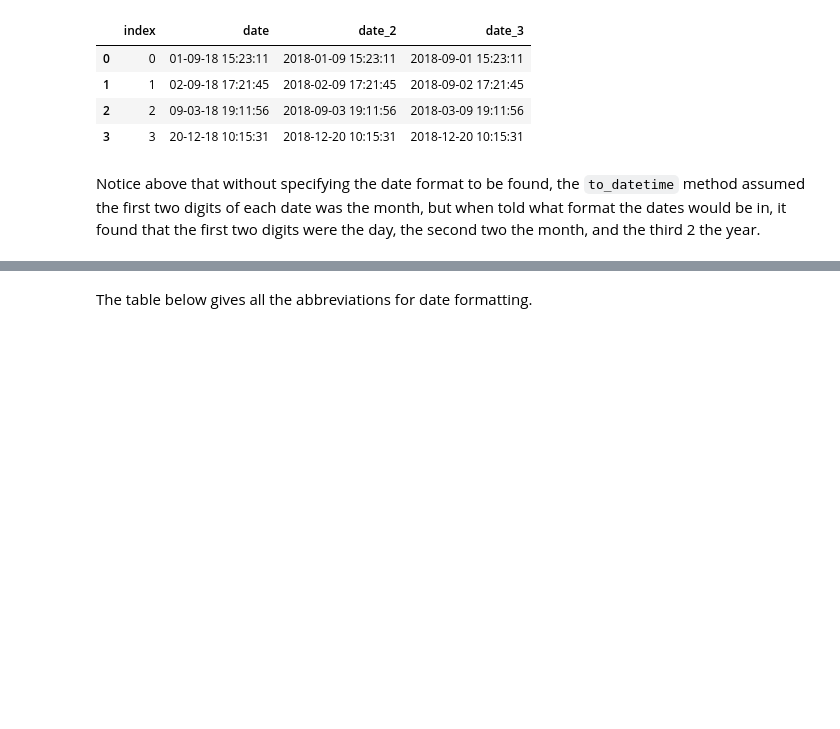
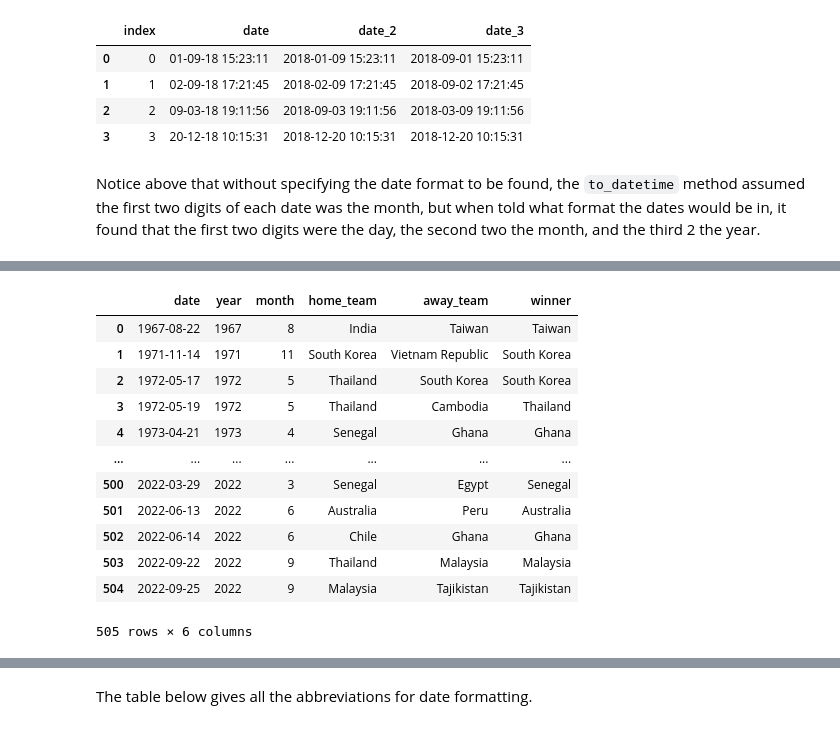
Before and after one commit to bfranx62/come-follow-me-breakdown-builder, a Jupyter notebook: Dates Learning.ipynb, the cells around one changed output, grey strips where cells are left out. Drawn from its saved outputs; the diff is of its cells as text; code cells hidden in the pictures; blank space fills up the shorter version.

```diff
--- a/Dates Learning.ipynb
+++ b/Dates Learning.ipynb
@@ -83,0 +390,2 @@ Notice above that without specifying the date format to be found, the `to_dateti
+# %%
+url = "https://raw.githubusercontent.com/data-bootcamp-v4/data/main/shootouts.csv"
@@ -83,0 +417,3 @@ Notice above that without specifying the date format to be found, the `to_dateti
+# %%
+shootouts_df = pd.read_csv(url, parse_dates = ['date'])
+shootouts_df.dtypes
@@ -83,0 +434,20 @@ Notice above that without specifying the date format to be found, the `to_dateti
+# %%
+shootouts_df['month'] = shootouts_df['date'].dt.month
+shootouts_df['year'] = shootouts_df['date'].dt.year
+columns = ['date','year','month','home_team','away_team','winner']
+shootouts_df = shootouts_df[columns]
+shootouts_df
+# %% [output]
+|  | date | year | month | home_team | away_team | winner |
+| 0 | 1967-08-22 | 1967 | 8 | India | Taiwan | Taiwan |
+| 1 | 1971-11-14 | 1971 | 11 | South Korea | Vietnam Republic | South Korea |
+| 2 | 1972-05-17 | 1972 | 5 | Thailand | South Korea | South Korea |
+| 3 | 1972-05-19 | 1972 | 5 | Thailand | Cambodia | Thailand |
+| 4 | 1973-04-21 | 1973 | 4 | Senegal | Ghana | Ghana |
+| ... | ... | ... | ... | ... | ... | ... |
+| 500 | 2022-03-29 | 2022 | 3 | Senegal | Egypt | Senegal |
+| 501 | 2022-06-13 | 2022 | 6 | Australia | Peru | Australia |
+| 502 | 2022-06-14 | 2022 | 6 | Chile | Ghana | Ghana |
+| 503 | 2022-09-22 | 2022 | 9 | Thailand | Malaysia | Malaysia |
+| 504 | 2022-09-25 | 2022 | 9 | Malaysia | Tajikistan | Tajikistan |
+505 rows × 6 columns
```
Also changed, not shown: parts of 51 cells of this notebook.
